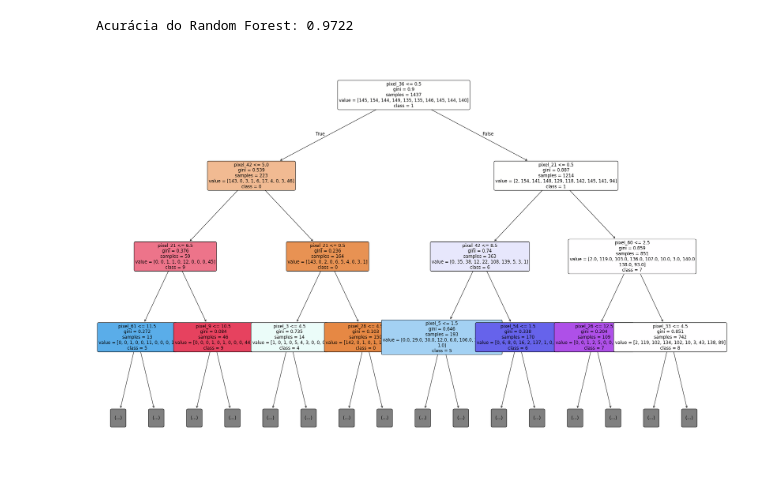
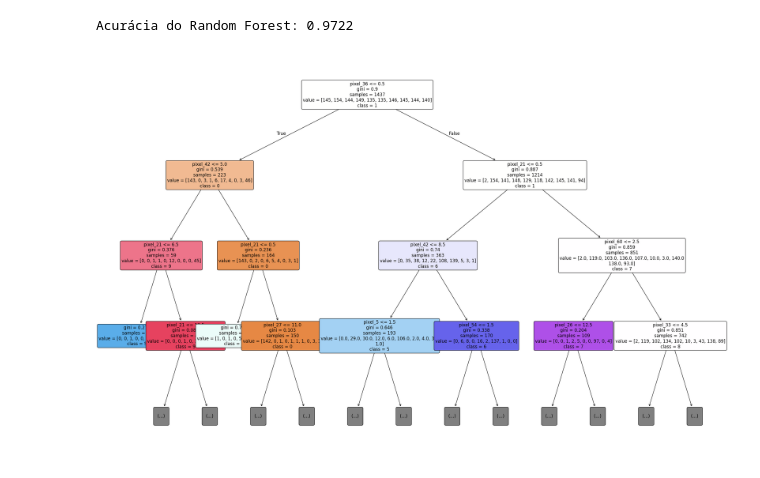
Before and after one commit to carloscurioni/mba-deeplearning-iad-006-2024-public, a Jupyter notebook: Entrega/Carlos_Curioni_IAD006 - Exercicio 1.ipynb, the cells around one changed output. Cells and saved outputs as stored; diff of their text form; code cells hidden in the pictures.

Commit message:
explicacoes arvores

```diff
--- a/Entrega/Carlos_Curioni_IAD006 - Exercicio 1.ipynb
+++ b/Entrega/Carlos_Curioni_IAD006 - Exercicio 1.ipynb
@@ -208,32 +208,18 @@ import pickle
 
 with open('rf_model.pkl', 'wb') as file:
     pickle.dump(rf_model, file)
-# %%
-from sklearn import tree
-from sklearn.datasets import load_digits
-from sklearn.model_selection import train_test_split
-import matplotlib.pyplot as plt
-
-# Carregar o dataset de dígitos
-digits = load_digits()
-X, y = digits.data, digits.target
-
-# Dividir o conjunto de dados em treino e teste
-X_train, X_test, y_train, y_test = train_test_split(X, y, test_size=0.2, random_state=42)
-
-# Definir e treinar o modelo de árvore de decisão
-single_tree = tree.DecisionTreeClassifier(random_state=42)
-single_tree.fit(X_train, y_train)
-
-# Visualizar a árvore de decisão com maior profundidade e maior figura
-plt.figure(figsize=(30, 20))  # Aumenta o tamanho da figura para melhorar a legibilidade
-tree.plot_tree(single_tree,
-               filled=True,
-               feature_names=[f'pixel_{i}' for i in range(64)],
-               class_names=[str(i) for i in range(10)],
-               rounded=True,
-               fontsize=12,  # Aumenta o tamanho da fonte para melhorar a leitura
-               max_depth=3)  # Limita a profundidade para 3 níveis para facilitar a visualização
-plt.show()
-# %% [output]
-[figure, removed]
+# %%
+# arvore para o modelo de DecisionTreeClassifier
+from sklearn import tree
+
+plt.figure(figsize=(30, 20))
+tree.plot_tree(model,
+               filled=True,
+               feature_names=[f'pixel_{i}' for i in range(64)],
+               class_names=[str(i) for i in range(10)],
+               rounded=True,
+               fontsize=12,
+               max_depth=3)
+plt.show()
+# %% [output]
+[figure, added]
```
Also changed, not shown: parts of 2 cells of this notebook, 2 other files.
